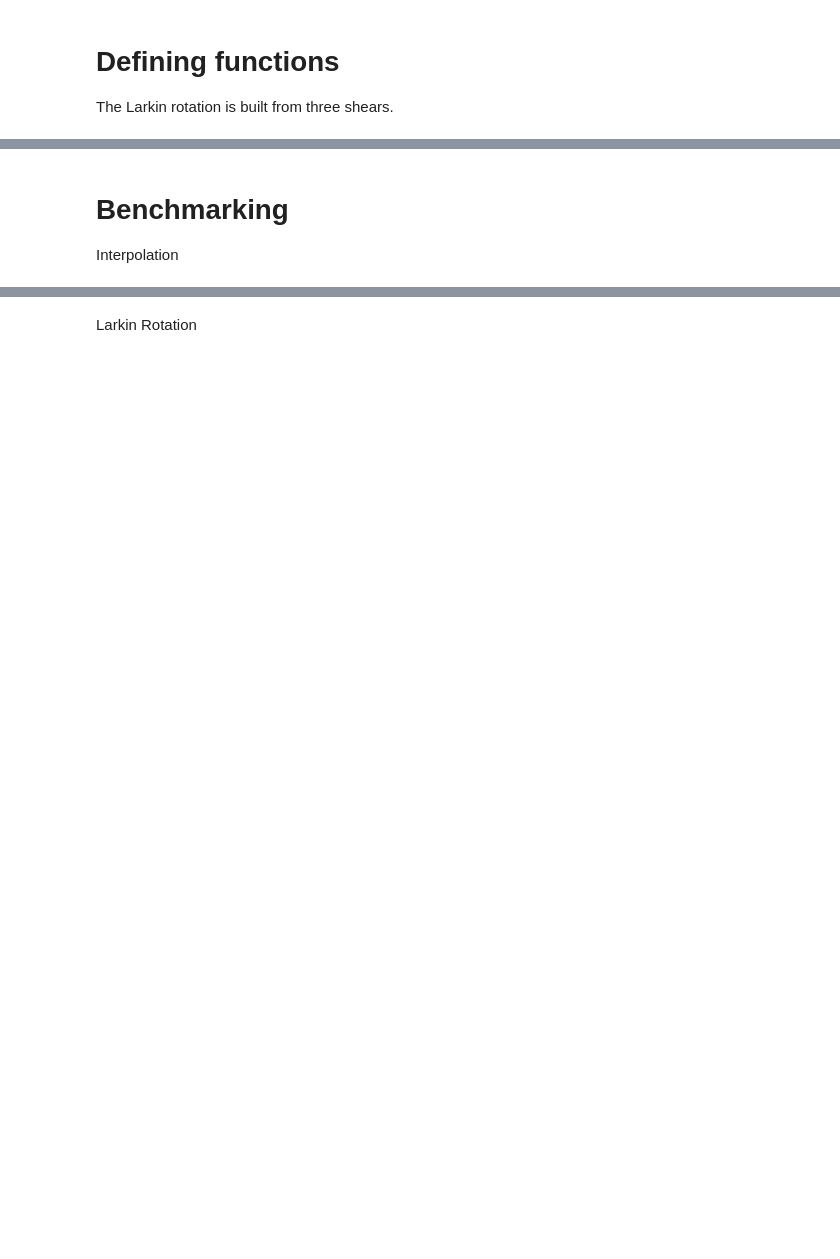
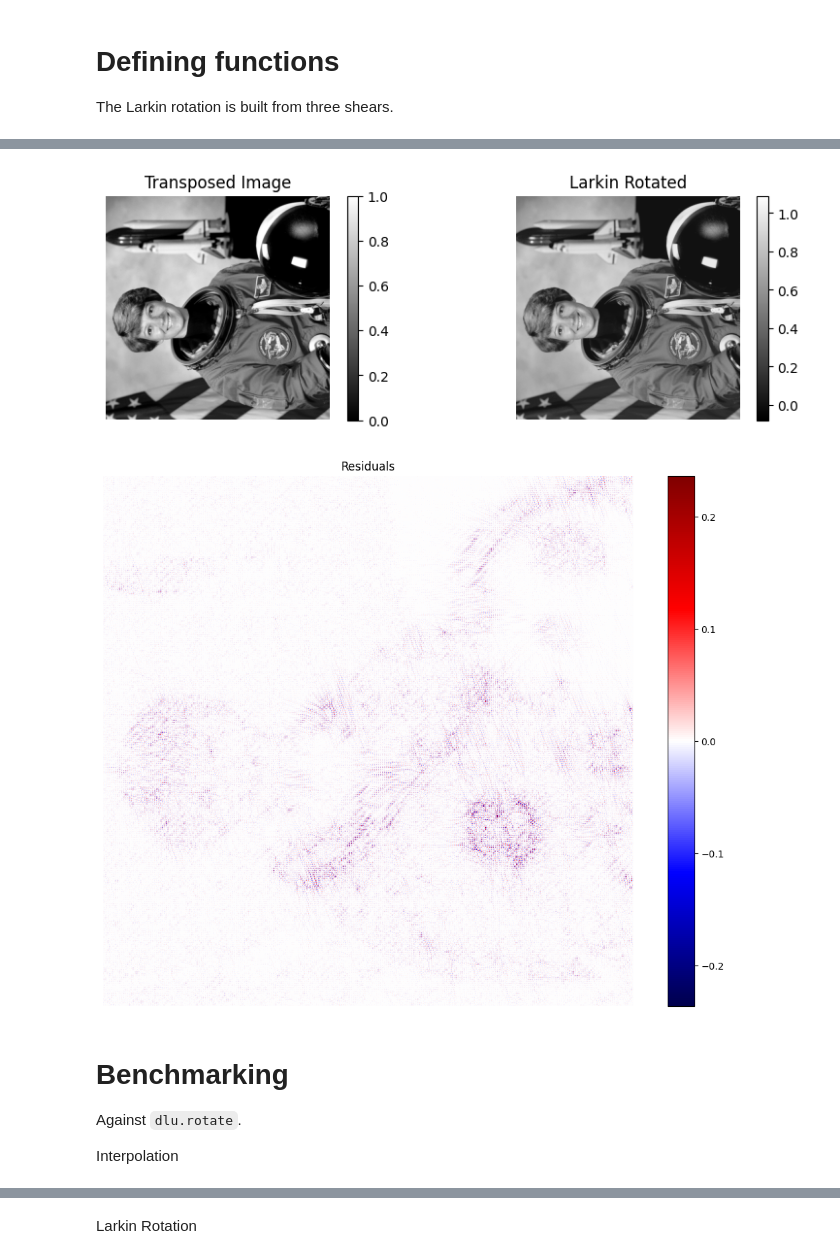
Before and after one commit to maxecharles/dorito_notebooks, a Jupyter notebook: larkin_rotate.ipynb, the cells around one changed output, grey strips where cells are left out. Saved outputs shown, nothing was run; the diff lists cells and outputs as text; code cells hidden in the pictures; blank space fills up the shorter version.

```diff
--- a/larkin_rotate.ipynb
+++ b/larkin_rotate.ipynb
@@ -141,6 +173,41 @@ plt.show()
+# %%
+# rotating image
+angle = -np.pi / 4
+image45 = larkin_rotate(mono_image, angle)
+image90 = larkin_rotate(image45, angle)
+
+transposed_image = np.rot90(mono_image)
+residuals = transposed_image[pad:-pad, pad:-pad] - image90[pad:-pad, pad:-pad]
+# %%
+# plotting
+plt.figure(figsize=(10, 3))
+plt.subplot(1, 2, 1)
+plt.imshow(transposed_image[pad:-pad, pad:-pad], cmap="grey")
+plt.title("Transposed Image")
+plt.axis("off")
+plt.colorbar()
+plt.subplot(1, 2, 2)
+plt.imshow(image90[pad:-pad, pad:-pad], cmap="grey")
+plt.title("Larkin Rotated")
+plt.axis("off")
+plt.colorbar()
+plt.show()
+
+plt.figure(figsize=(13, 10))
+plt.imshow(residuals, cmap="viridis")
+plt.imshow(residuals, cmap="seismic", norm=mpl.colors.CenteredNorm())
+plt.title("Residuals")
+plt.axis("off")
+plt.colorbar()
+plt.show()
+# %% [output]
+[figure, added]
+[figure, added]
 # %% [markdown]
 # Benchmarking
 
+Against `dlu.rotate`.
+
 Interpolation
 # %%
 # Compiling
```
Also changed, not shown: parts of 10 cells of this notebook.
